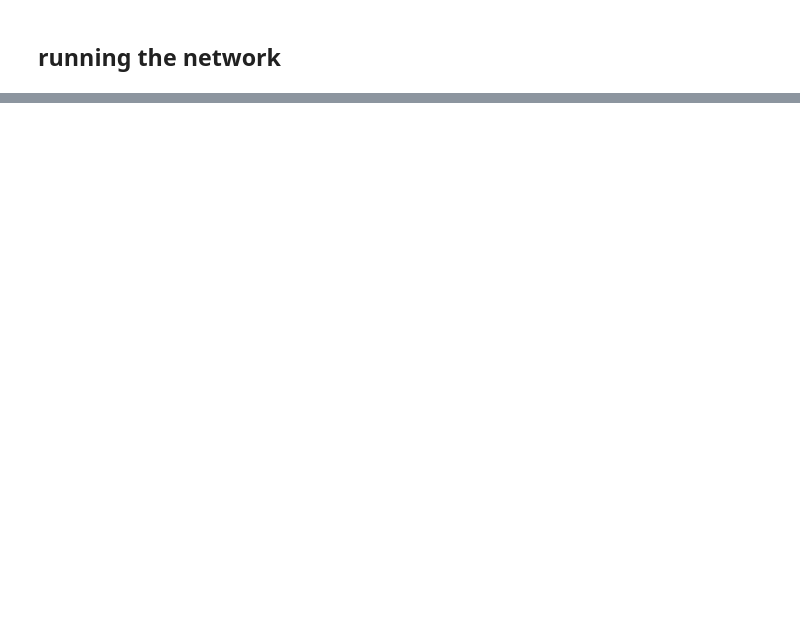
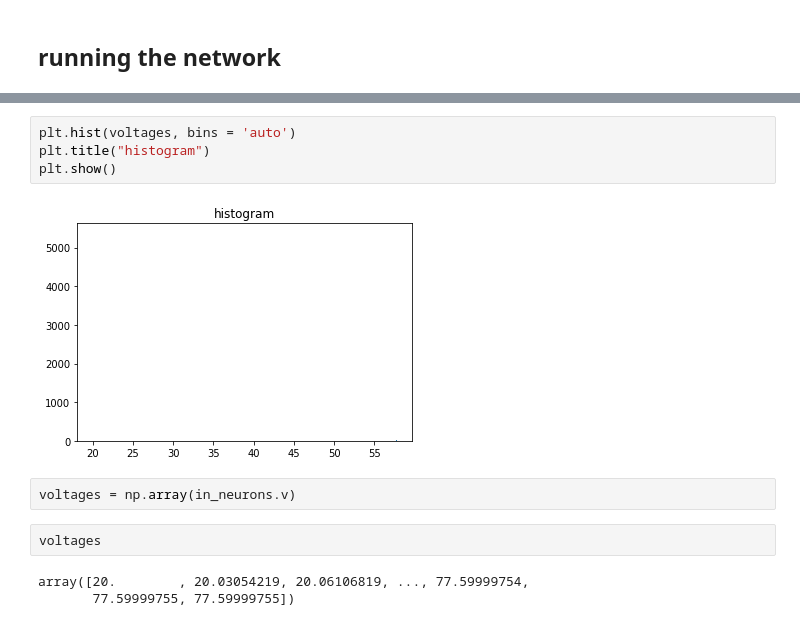
Before and after one commit to albertalbesa/inhibitory-connectivity, a Jupyter notebook: network_simulation.ipynb, the cells around one changed output, grey strips where cells are left out. Cells and saved outputs as stored; diff of their text form; blank space fills up the shorter version.

```diff
--- a/network_simulation.ipynb
+++ b/network_simulation.ipynb
@@ -158,0 +204,13 @@ brian_plot(V)
+# %%
+plt.hist(voltages, bins = 'auto')
+plt.title("histogram")
+plt.show()
+# %% [output]
+[figure, added]
+# %%
+voltages = np.array(in_neurons.v)
+# %%
+voltages
+# %% [output]
+array([20.        , 20.03054219, 20.06106819, ..., 77.59999754,
+       77.59999755, 77.59999755])
```
Also changed, not shown: parts of 16 cells of this notebook, 1 other file.
